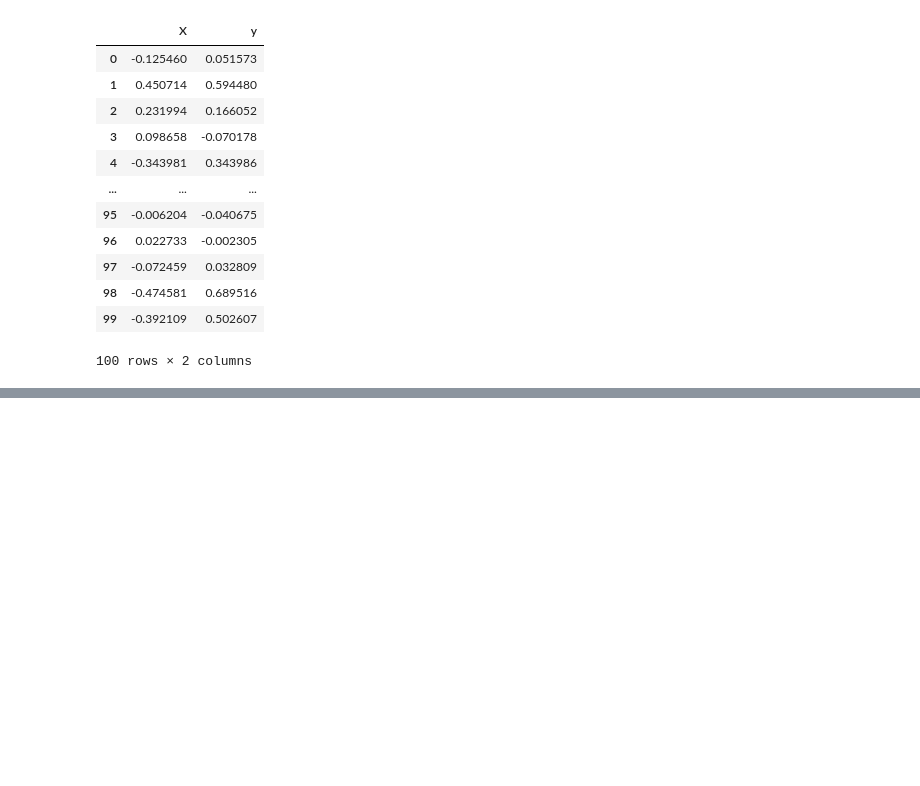
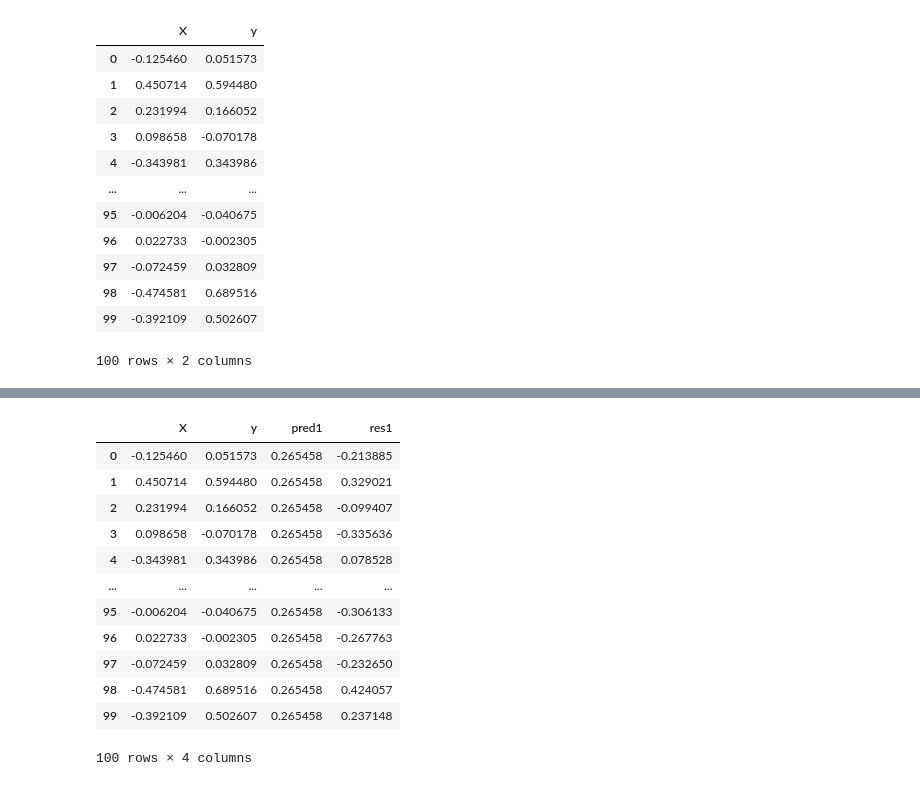
Before and after one commit to ahmedfakhar747/machine-learning-notebooks, a Jupyter notebook: 51_Gradient_Boosting_Intuition_and_Code.ipynb, the cells around one changed output, grey strips where cells are left out. Drawn from its saved outputs; the diff is of its cells as text; code cells hidden in the pictures; blank space fills up the shorter version.

```diff
--- a/51_Gradient_Boosting_Intuition_and_Code.ipynb
+++ b/51_Gradient_Boosting_Intuition_and_Code.ipynb
@@ -37,0 +61,17 @@ df
+# %%
+df['res1'] = df['y'] - df['pred1']
+df
+# %% [output]
+|  | X | y | pred1 | res1 |
+| 0 | -0.125460 | 0.051573 | 0.265458 | -0.213885 |
+| 1 | 0.450714 | 0.594480 | 0.265458 | 0.329021 |
+| 2 | 0.231994 | 0.166052 | 0.265458 | -0.099407 |
+| 3 | 0.098658 | -0.070178 | 0.265458 | -0.335636 |
+| 4 | -0.343981 | 0.343986 | 0.265458 | 0.078528 |
+| ... | ... | ... | ... | ... |
+| 95 | -0.006204 | -0.040675 | 0.265458 | -0.306133 |
+| 96 | 0.022733 | -0.002305 | 0.265458 | -0.267763 |
+| 97 | -0.072459 | 0.032809 | 0.265458 | -0.232650 |
+| 98 | -0.474581 | 0.689516 | 0.265458 | 0.424057 |
+| 99 | -0.392109 | 0.502607 | 0.265458 | 0.237148 |
+100 rows × 4 columns
```
Also changed, not shown: parts of 7 cells of this notebook.
